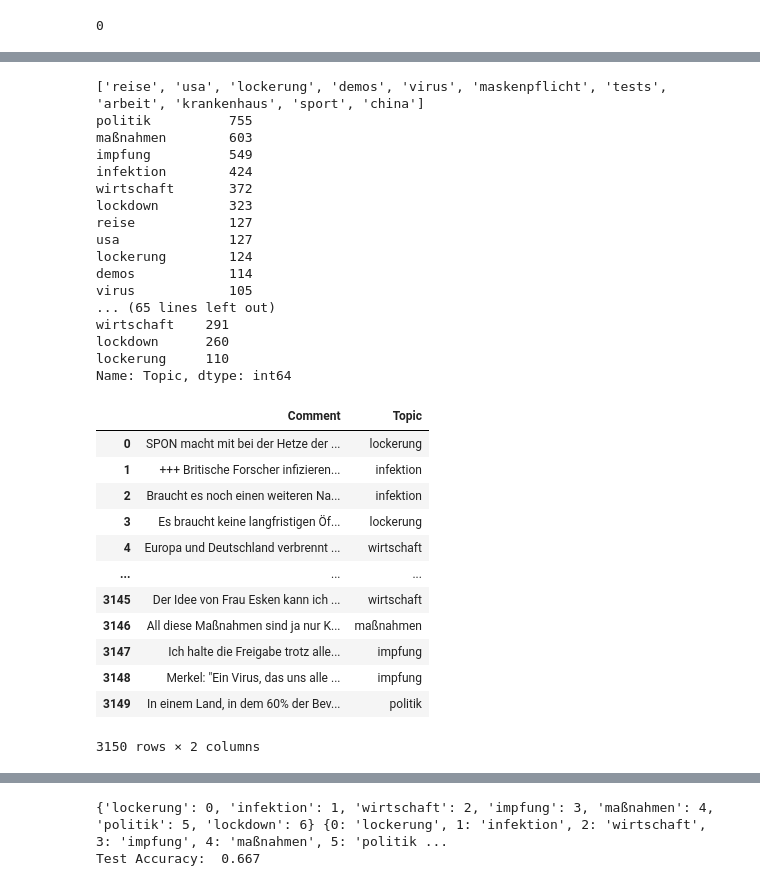
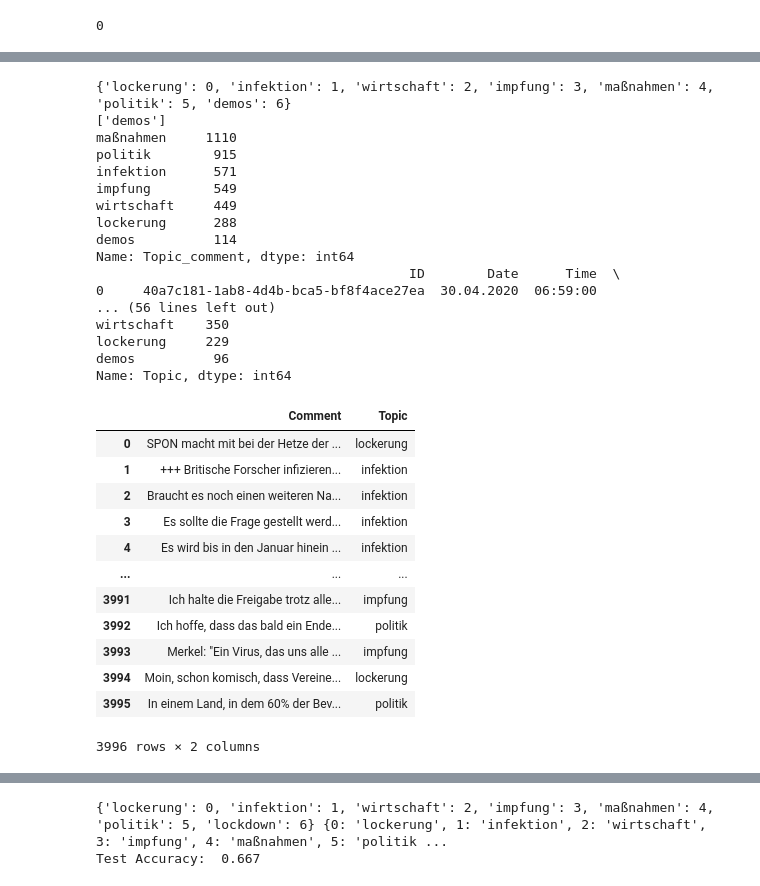
Before and after one commit to KirchnerS/Masterarbeit, a Jupyter notebook: eintest.ipynb, the cells around one changed output, grey strips where cells are left out. Saved outputs shown, nothing was run; the diff lists cells and outputs as text; code cells hidden in the pictures.

```diff
--- a/eintest.ipynb
+++ b/eintest.ipynb
@@ -48,12 +49,14 @@ df_train
 3196 rows × 2 columns
 # %%
 ### Here we set the labels of the topics, in this case we have 7 labels for comments and 8 for articles
+dataset_topic = pd.read_csv("annotated_data/annotated_data_with_users_and_al_cleaned2check_final_topics.csv", names=["ID", "Date", "Time", "Comment Level", "Username", "Opinion", "Sentiment", "Topic_comment", "Topic_article", "Comment", "Method"], encoding="ISO-8859-1")
 # label_to_id = {"politik" : 0, "maßnahmen" : 1, "infektion" : 2, "impfung": 3, "lockdown": 4, "wirtschaft":5, "lockerung":6, "überblick": 7}
-label_to_id = {"politik" : 0, "maßnahmen" : 1, "infektion" : 2, "impfung": 3, "lockdown": 4, "wirtschaft":5, "lockerung":6}
+label_to_id = {x:y for y,x in enumerate(dataset_topic["Topic_comment"].unique()) }
+#label_to_id = {"politik" : 0, "maßnahmen" : 1, "infektion" : 2, "impfung": 3, "lockdown": 4, "wirtschaft":5, "lockerung":6}
 # label_to_id = {"positive":0, "negative" : 1, "neutral": 2}
-
+print(label_to_id)
 # dataset_topic = pd.read_csv("annotated_data/annotated_data_with_users_and_al_cleanedArticleText.csv", names=["ID", "Date", "Time", "Comment Level", "Username", "Opinion", "Sentiment", "Topic_comment", "Topic_article", "Comment", "Method"], encoding="utf-8")
-dataset_topic = pd.read_csv("annotated_data/annotated_data_with_users_and_al_cleaned2check.csv", names=["ID", "Date", "Time", "Comment Level", "Username", "Opinion", "Sentiment", "Topic_comment", "Topic_article", "Comment", "Method"], encoding="ISO-8859-1")
+# dataset_topic = pd.read_csv("annotated_data/annotated_data_with_users_and_al_cleaned2check_final_topics.csv", names=["ID", "Date", "Time", "Comment Level", "Username", "Opinion", "Sentiment", "Topic_comment", "Topic_article", "Comment", "Method"], encoding="ISO-8859-1")
 
 
 print(dataset_topic["Topic_comment"].value_counts()[dataset_topic["Topic_comment"].value_counts() < 200].index.to_list())
@@ -65,58 +68,58 @@ print(dataset_topic)
 dataset_topic = dataset_topic[["Comment", "Topic_comment"]]
 # dataset_topic = dataset_topic[["Comment", "Opinion"]]
 # dataset_topic = dataset_topic[["Comment", "Topic_article"]]
 
 # dataset_topic = dataset_topic.loc[dataset_topic["Topic_article"].isin(label_to_id.keys())]
 dataset_topic = dataset_topic.loc[dataset_topic["Topic_comment"].isin(label_to_id.keys())]
 # dataset_topic = dataset_topic.loc[dataset_topic["Opinion"].isin(label_to_id.keys())]
 
 dataset_topic.columns = ["Comment", "Topic"]
 # dataset_topic.columns = ["Comment", "Opinion"]
 print(len(dataset_topic))
 df_train, df_test = np.split(dataset_topic.sample(frac=1, random_state=77), [int(.8*len(dataset_topic))])
 
 
 
 len(dataset_topic)
 dataset_topic.reset_index(drop=True, inplace=True)
 
 df_train.drop(df_train.loc[df_train["Comment"].isnull()].index, axis = 0, inplace = True)
 # for x in df_train["Comment"]:
 #     if type(x) != str:
 #         print(type(x), x)
 print(df_train["Topic"].value_counts())
 dataset_topic
 # %% [output]
-['reise', 'usa', 'lockerung', 'demos', 'virus', 'maskenpflicht', 'tests', 'arbeit', 'krankenhaus', 'sport', 'china']
-politik          755
-maßnahmen        603
-impfung          549
-infektion        424
-wirtschaft       372
-lockdown         323
-reise            127
-usa              127
-lockerung        124
-demos            114
-virus            105
-... (65 lines left out)
-wirtschaft    291
-lockdown      260
-lockerung     110
+{'lockerung': 0, 'infektion': 1, 'wirtschaft': 2, 'impfung': 3, 'maßnahmen': 4, 'politik': 5, 'demos': 6}
+['demos']
+maßnahmen     1110
+politik        915
+infektion      571
+impfung        549
+wirtschaft     449
+lockerung      288
+demos          114
+Name: Topic_comment, dtype: int64
+                                        ID        Date      Time  \
+0     40a7c181-1ab8-4d4b-bca5-bf8f4ace27ea  30.04.2020  06:59:00
+... (56 lines left out)
+wirtschaft    350
+lockerung     229
+demos          96
 Name: Topic, dtype: int64
 |  | Comment | Topic |
 | 0 | SPON macht mit bei der Hetze der ... | lockerung |
 | 1 | +++ Britische Forscher infizieren... | infektion |
 | 2 | Braucht es noch einen weiteren Na... | infektion |
-| 3 | Es braucht keine langfristigen Öf... | lockerung |
-| 4 | Europa und Deutschland verbrennt ... | wirtschaft |
+| 3 | Es sollte die Frage gestellt werd... | infektion |
+| 4 | Es wird bis in den Januar hinein ... | infektion |
 | ... | ... | ... |
-| 3145 | Der Idee von Frau Esken kann ich ... | wirtschaft |
-| 3146 | All diese Maßnahmen sind ja nur K... | maßnahmen |
-| 3147 | Ich halte die Freigabe trotz alle... | impfung |
-| 3148 | Merkel: "Ein Virus, das uns alle ... | impfung |
-| 3149 | In einem Land, in dem 60% der Bev... | politik |
+| 3991 | Ich halte die Freigabe trotz alle... | impfung |
+| 3992 | Ich hoffe, dass das bald ein Ende... | politik |
+| 3993 | Merkel: "Ein Virus, das uns alle ... | impfung |
+| 3994 | Moin, schon komisch, dass Vereine... | lockerung |
+| 3995 | In einem Land, in dem 60% der Bev... | politik |
-3150 rows × 2 columns
+3996 rows × 2 columns
 # %%
 # This cell scrapes the articles for their header content
 
```
Also changed, not shown: parts of 6 cells of this notebook.
